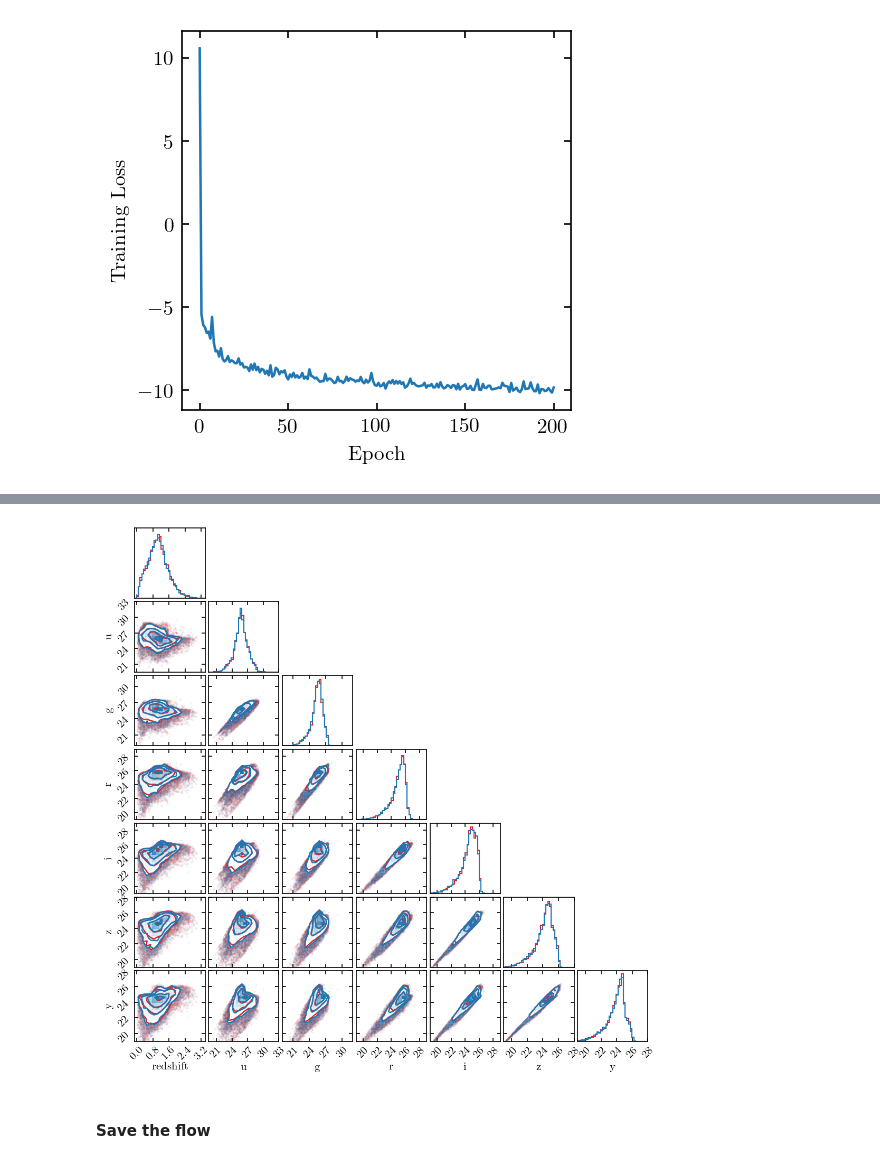
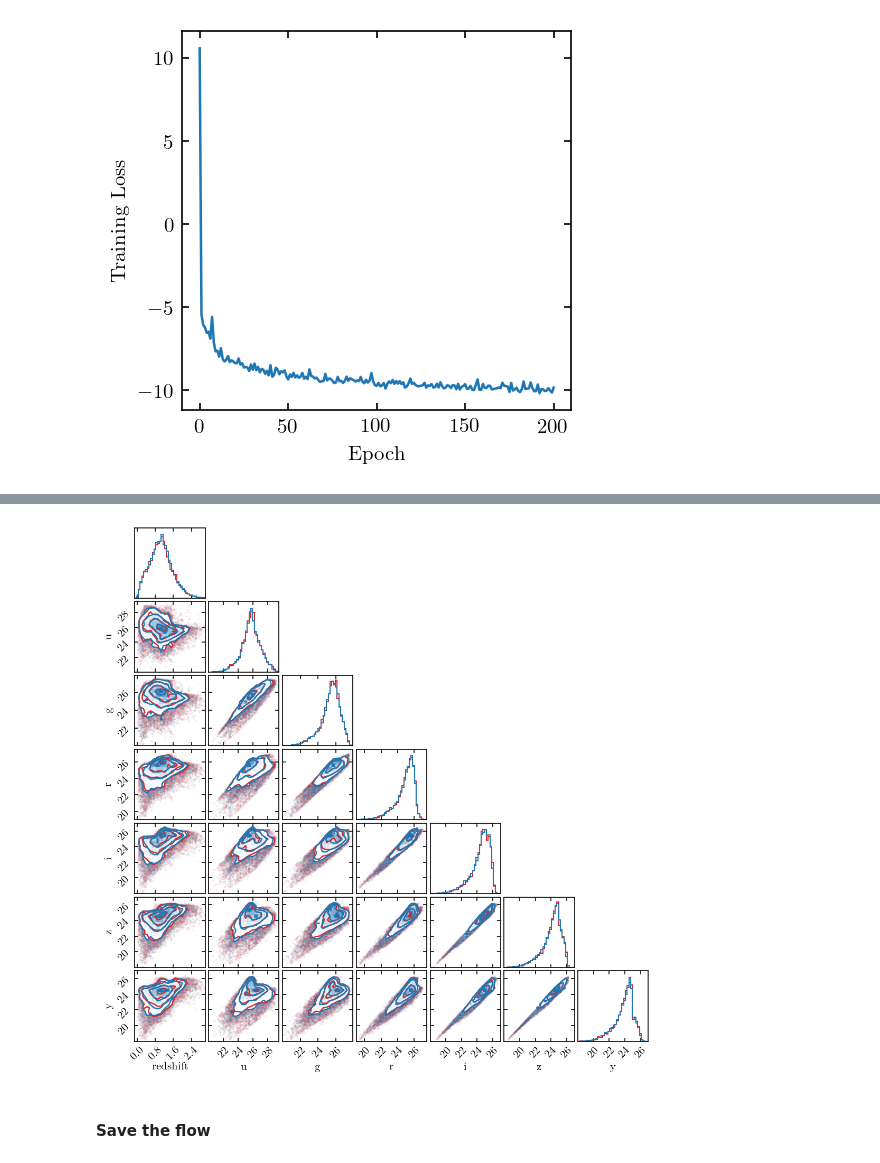
Before and after one commit to jfcrenshaw/pzflow-paper-2021, a Jupyter notebook: forward-modeling/main-flow.ipynb, the cells around one changed output, grey strips where cells are left out. Cells and saved outputs as stored; diff of their text form; code cells hidden in the pictures.

```diff
--- a/forward-modeling/main-flow.ipynb
+++ b/forward-modeling/main-flow.ipynb
@@ -131,16 +135,16 @@ samples = flow.sample(10000, seed=0)
 # %%
 fig = plt.figure(figsize=(twocol, twocol))
 
-ranges = [(-0.1,3.4), (19.5,33), (19,32), (19,29), (19,29), (19,28), (19,28)]
+ranges = [(-0.1,3), (20,29.5), (20,27.9), (19,27.5), (18,27), (18,27), (18,27)]
 
 corner.corner(trainset[:10000], fig=fig, bins=20, range=ranges, hist_bin_factor=2, color='C3',
               labels=["redshift", "u", "g", "r", "i", "z", "y"])
 
 corner.corner(samples, fig=fig, color='C0', bins=20, range=ranges, hist_bin_factor=2, data_kwargs={'ms':1.5})
 
 fig.savefig("figures/flow-corner.pdf")
 # %% [output]
-[figure, old version]
+[figure, new version]
 # %% [markdown]
 #### Save the flow
 # %%
```
Also changed, not shown: parts of 1 cell of this notebook, 7 other files.
